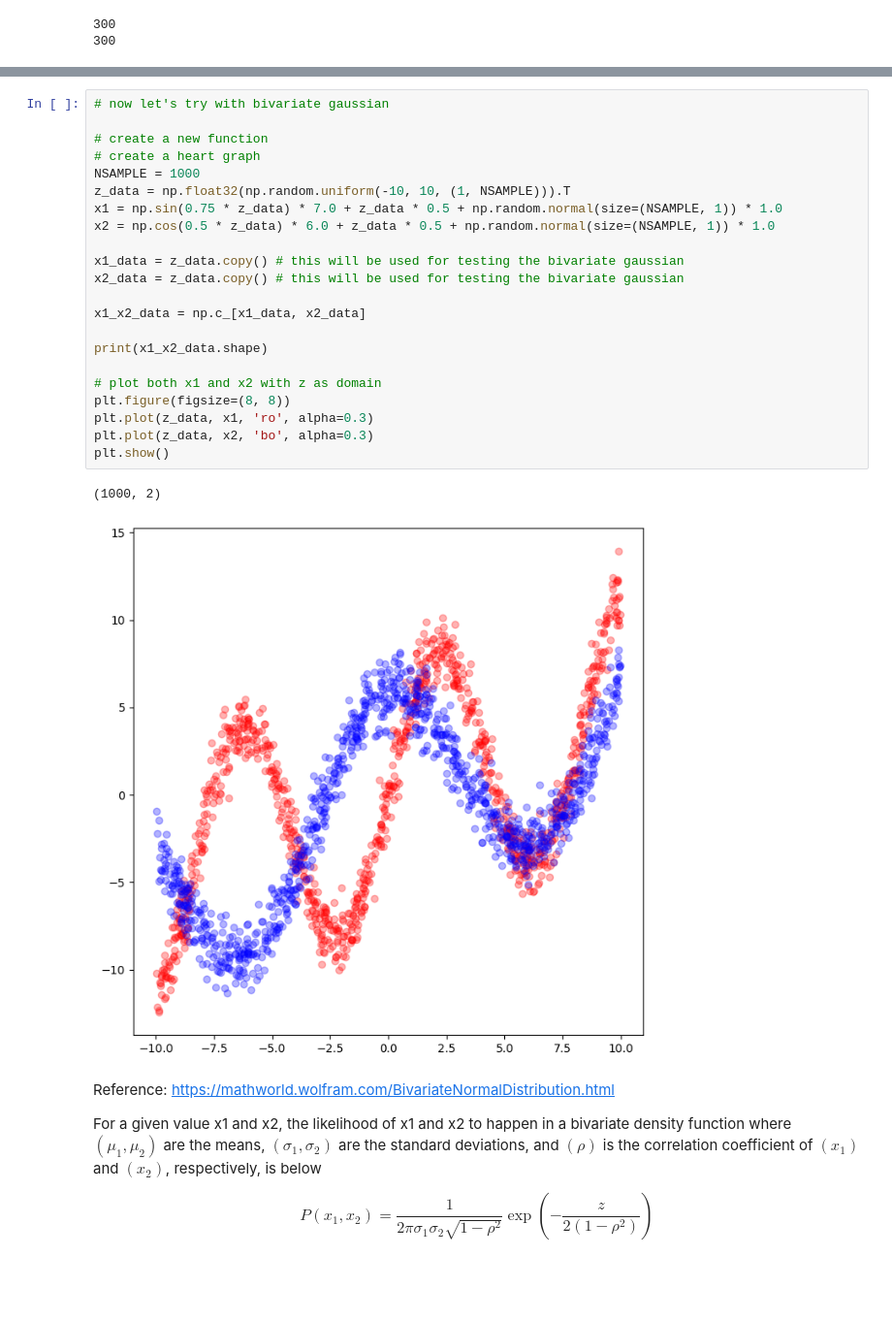
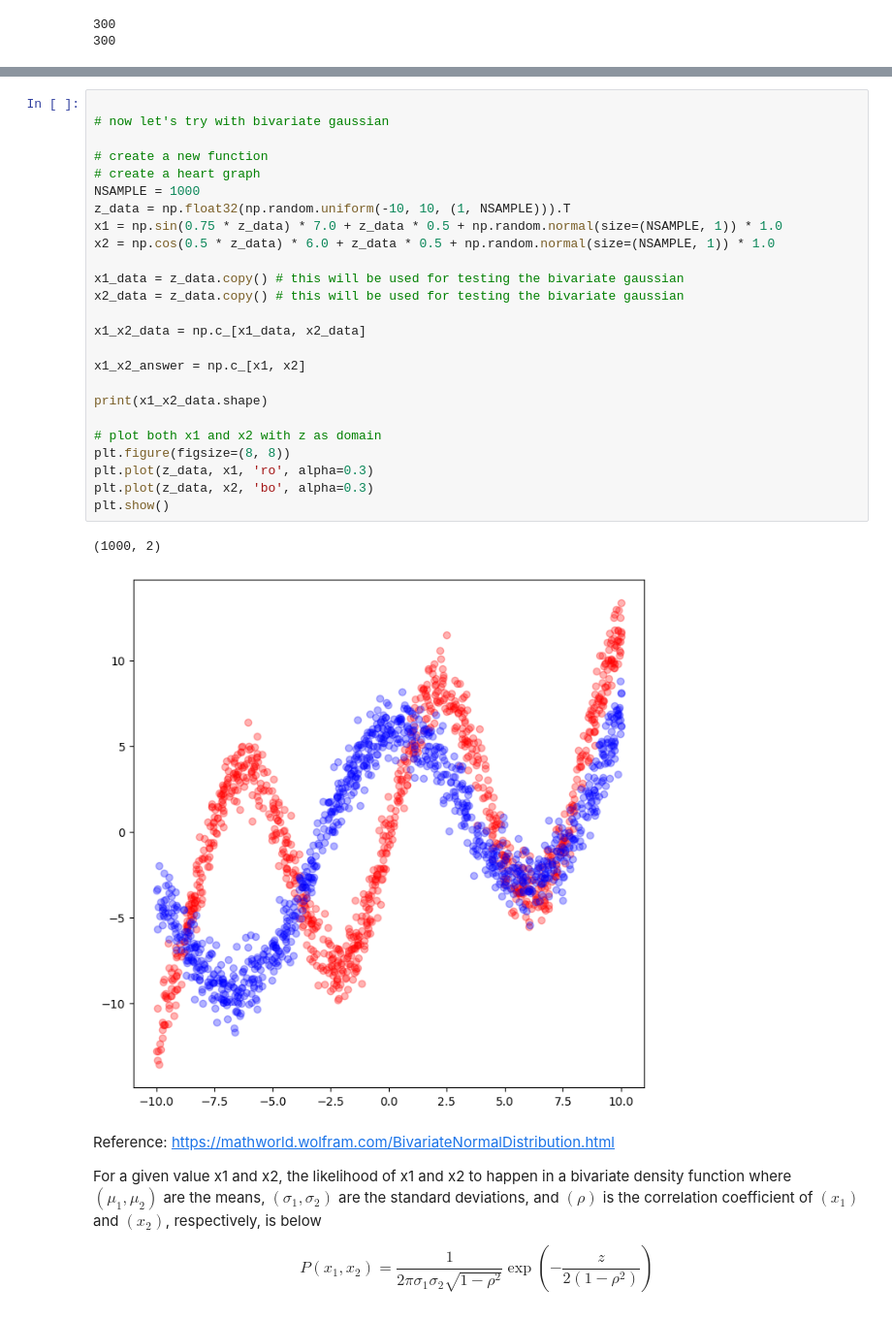
Before and after one commit to hunkim98/pixel-art-ai, a Jupyter notebook: sketchrnn/gmm.ipynb, the cells around one changed output, grey strips where cells are left out. Shown: that part at 97% size. Cells and saved outputs as stored; diff of their text form; blank space fills up the shorter version.

```diff
--- a/sketchrnn/gmm.ipynb
+++ b/sketchrnn/gmm.ipynb
@@ -211,28 +211,31 @@ for i in range(10):
 # %%
+
 # now let's try with bivariate gaussian
 
 # create a new function
 # create a heart graph
 NSAMPLE = 1000
 z_data = np.float32(np.random.uniform(-10, 10, (1, NSAMPLE))).T
 x1 = np.sin(0.75 * z_data) * 7.0 + z_data * 0.5 + np.random.normal(size=(NSAMPLE, 1)) * 1.0
 x2 = np.cos(0.5 * z_data) * 6.0 + z_data * 0.5 + np.random.normal(size=(NSAMPLE, 1)) * 1.0
 
 x1_data = z_data.copy() # this will be used for testing the bivariate gaussian
 x2_data = z_data.copy() # this will be used for testing the bivariate gaussian
 
 x1_x2_data = np.c_[x1_data, x2_data]
 
+x1_x2_answer = np.c_[x1, x2]
+
 print(x1_x2_data.shape)
 
 # plot both x1 and x2 with z as domain
 plt.figure(figsize=(8, 8))
 plt.plot(z_data, x1, 'ro', alpha=0.3)
 plt.plot(z_data, x2, 'bo', alpha=0.3)
 plt.show()
 # %% [output]
 (1000, 2)
-[figure, old version]
+[figure, new version]
 # %% [markdown]
 Reference: https://mathworld.wolfram.com/BivariateNormalDistribution.html
 
```
Also changed, not shown: parts of 8 cells of this notebook, 3 other files.
